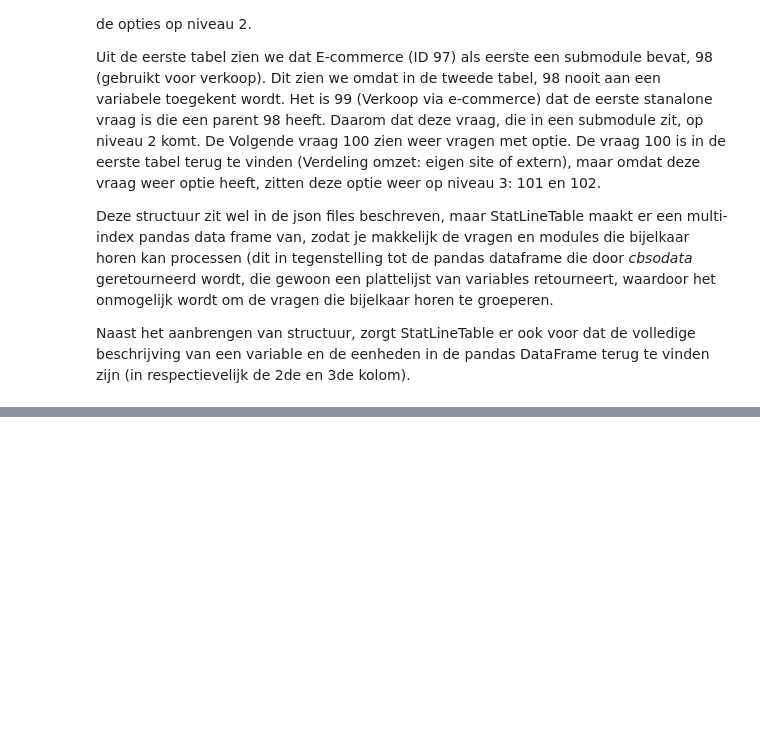
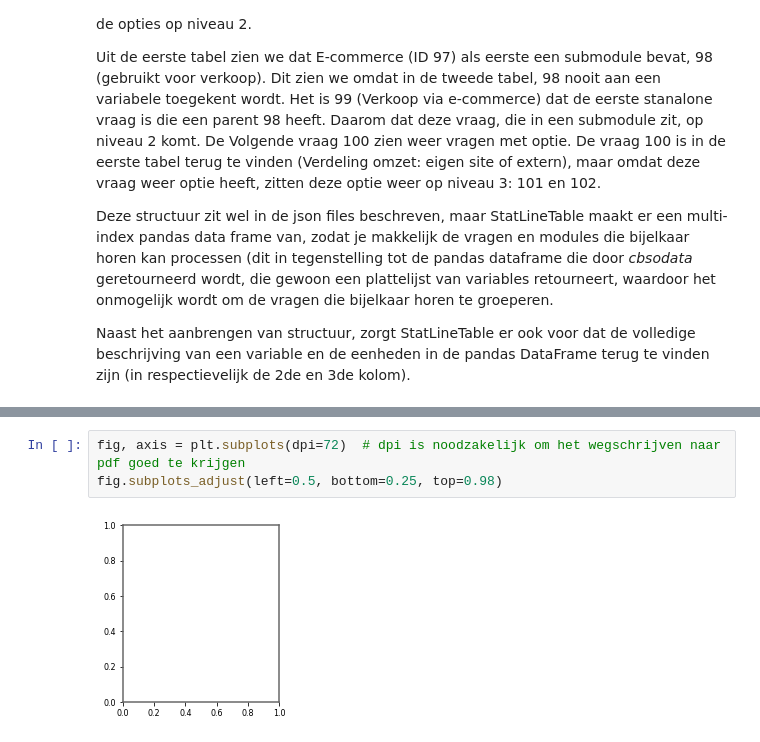
Before and after one commit to SNStatComp/cbs_utils, a Jupyter notebook: examples/statline_plot.ipynb, the cells around one changed output, grey strips where cells are left out. Cells and saved outputs as stored; diff of their text form; blank space fills up the shorter version.

```diff
--- a/examples/statline_plot.ipynb
+++ b/examples/statline_plot.ipynb
@@ -154,0 +298,5 @@ statline = StatLineTable(table_id=table_id, show_plot=True, make_the_plots=True)
+# %%
+fig, axis = plt.subplots(dpi=72)  # dpi is noodzakelijk om het wegschrijven naar pdf goed te krijgen
+fig.subplots_adjust(left=0.5, bottom=0.25, top=0.98)
+# %% [output]
+[figure, added]
```
Also changed, not shown: parts of 58 cells of this notebook, 3 other files.
